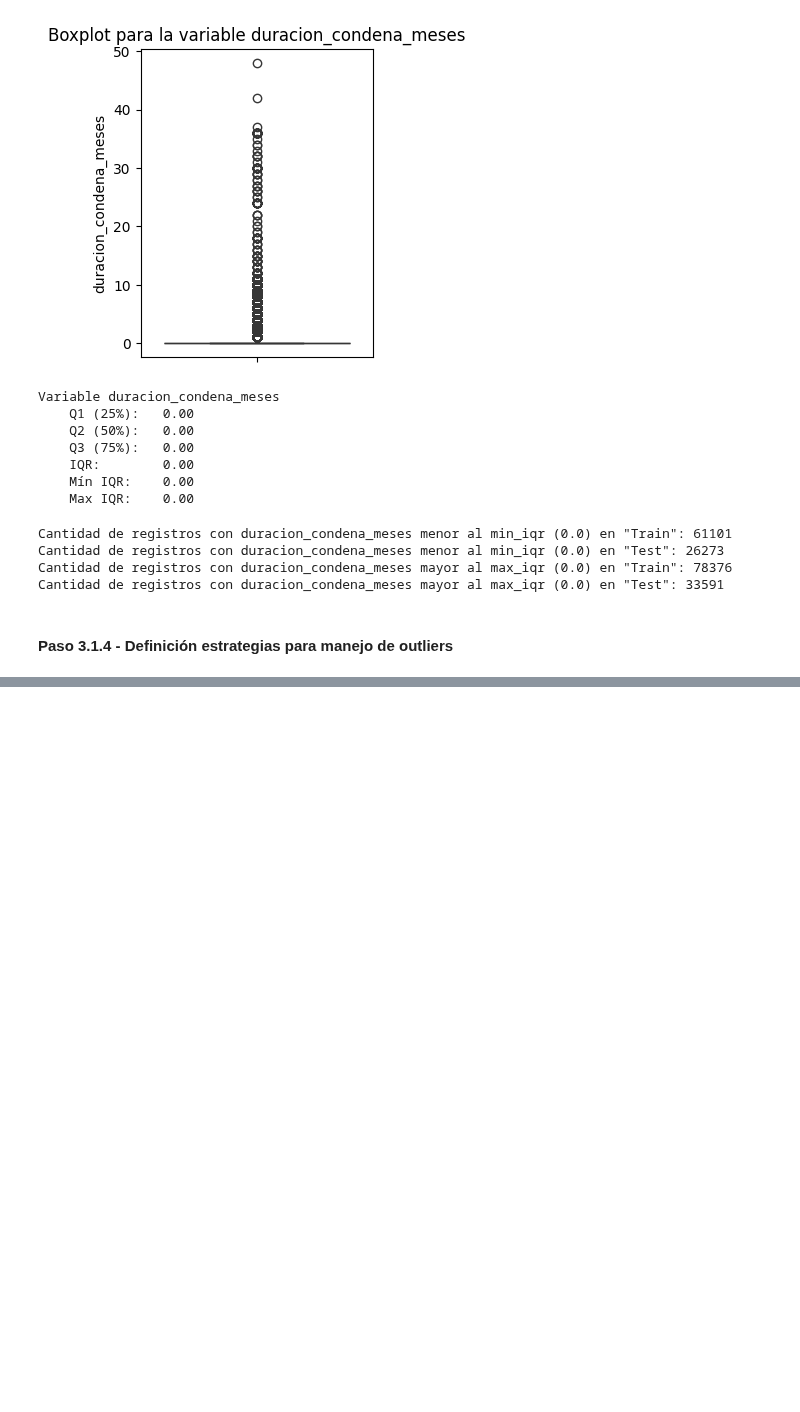
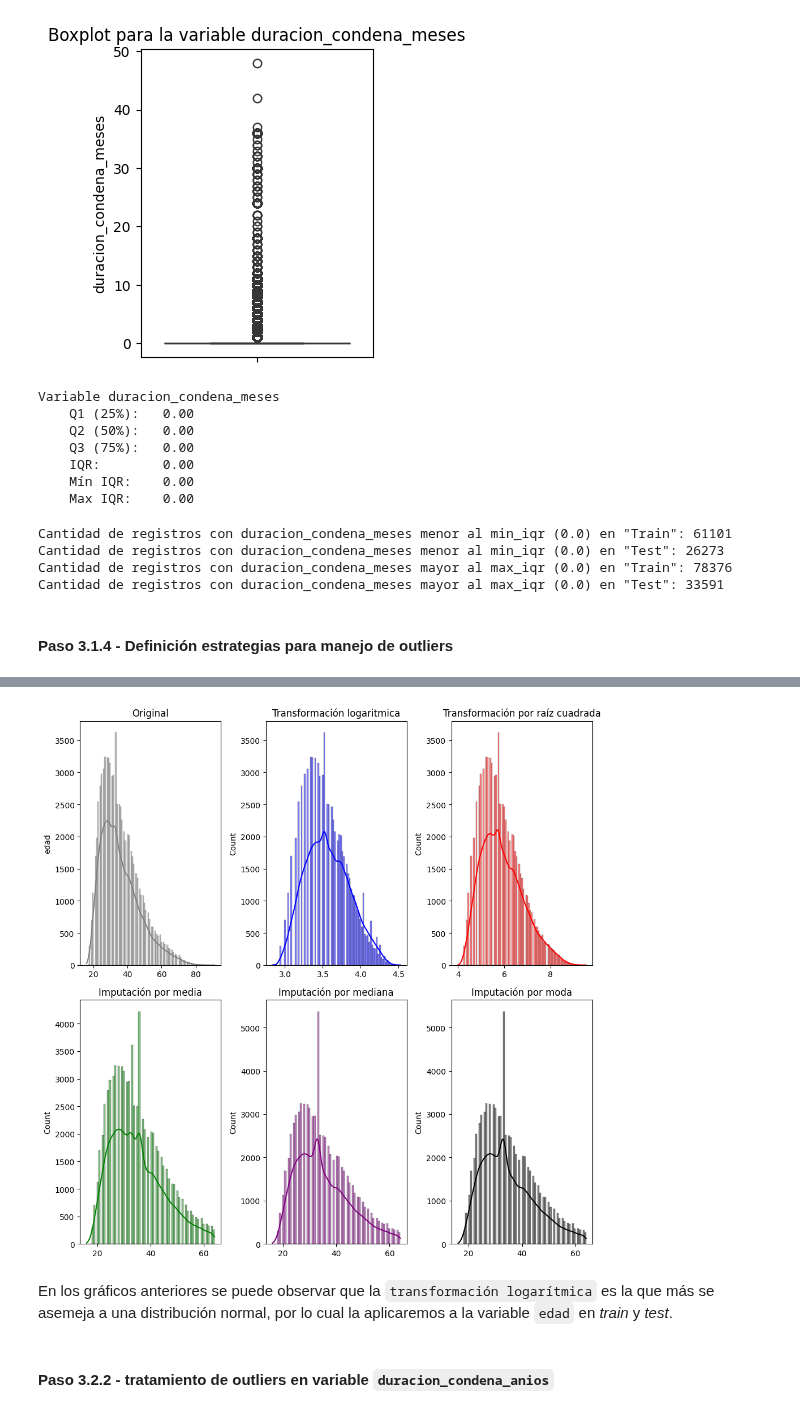
Before and after one commit to gasper-az/CEIA_Analisis_de_datos, a Jupyter notebook: trabajos_practicos/resolucion_tp_02/tp_02.ipynb, the cells around one changed output, grey strips where cells are left out. Cells and saved outputs as stored; diff of their text form; code cells hidden in the pictures; blank space fills up the shorter version.

Commit message:
[WIP][TP-02] Paso 3.1.1: tratamiento outliers de variable edad

```diff
--- a/trabajos_practicos/resolucion_tp_02/tp_02.ipynb
+++ b/trabajos_practicos/resolucion_tp_02/tp_02.ipynb
@@ -891,0 +939,26 @@ Cantidad de registros con duracion_condena_meses mayor al max_iqr (0.0) en "Test
+# %%
+# Dataset con imputación por mediana
+X_train_edad_mediana = pd.DataFrame(X_train[const_edad].copy(), columns=[const_edad])
+mask_outliers_edad_iqr = (X_train_edad_mediana[const_edad] < min_iqr) | (X_train_edad_mediana[const_edad] > max_iqr)
+
+X_train_edad_mediana.loc[mask_outliers_edad_iqr, const_edad] = mediana
+# %%
+# Dataset con imputación por moda
+X_train_edad_moda = pd.DataFrame(X_train[const_edad].copy(), columns=[const_edad])
+mask_outliers_edad_iqr = (X_train_edad_moda[const_edad] < min_iqr) | (X_train_edad_moda[const_edad] > max_iqr)
+
+X_train_edad_moda.loc[mask_outliers_edad_iqr, const_edad] = moda
+# %%
+# Dataset con transformación logarítmica
+X_train_edad_logaritmica = pd.DataFrame(X_train[const_edad].copy(), columns=[const_edad])
+X_train_edad_logaritmica[const_edad] = np.log1p(X_train_edad_logaritmica[const_edad])
+# %%
+# Dataset con transformación por raíz cuadrada
+X_train_edad_sqrt = pd.DataFrame(X_train[const_edad].copy(), columns=[const_edad])
+X_train_edad_sqrt[const_edad] = np.sqrt(X_train_edad_sqrt[const_edad])
+# %%
+graficar_comparacion_tratamiento_outliers(X_train, X_train_edad_media, X_train_edad_mediana, X_train_edad_moda, X_train_edad_logaritmica, X_train_edad_sqrt, col=const_edad)
+# %% [output]
+[figure, added]
+# %% [markdown]
+En los gráficos anteriores se puede observar que la `transformación logarítmica` es la que más se asemeja a una distribución normal, por lo cual la aplicaremos a la variable `edad` en *train* y *test*.
@@ -891,0 +972,2 @@ Cantidad de registros con duracion_condena_meses mayor al max_iqr (0.0) en "Test
+# %% [markdown]
+#### Paso 3.2.2 - tratamiento de outliers en variable `duracion_condena_anios`
```
Also changed, not shown: parts of 9 cells of this notebook.
